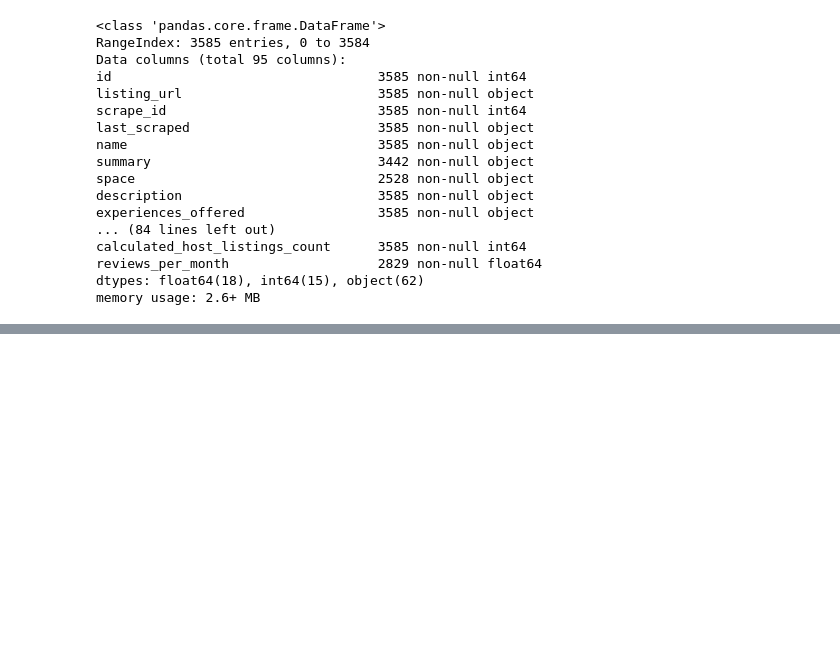
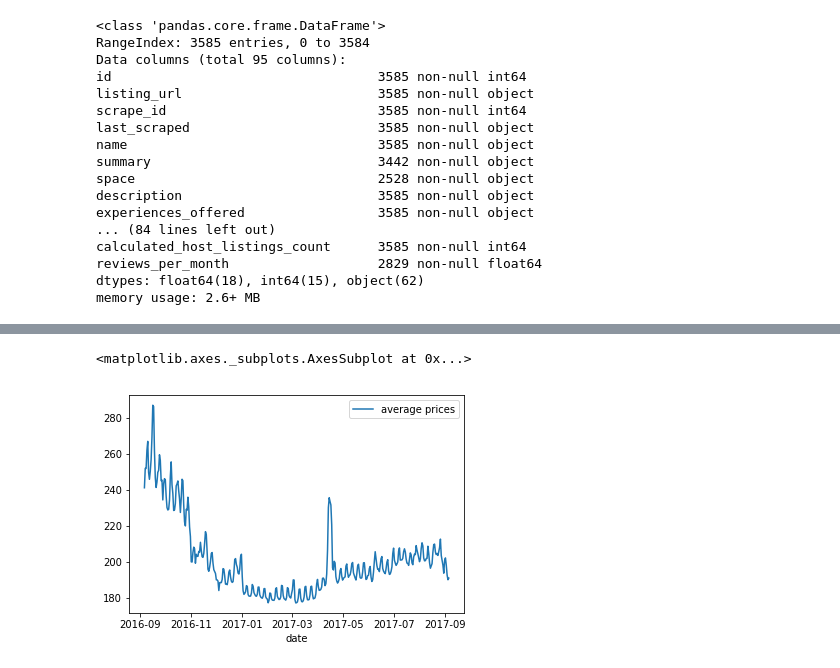
Before and after one commit to haataa/airbnb_finding, a Jupyter notebook: airbnb_findding.ipynb, the cells around one changed output, grey strips where cells are left out. Cells and saved outputs as stored; diff of their text form; code cells hidden in the pictures; blank space fills up the shorter version.

```diff
--- a/airbnb_findding.ipynb
+++ b/airbnb_findding.ipynb
@@ -94,0 +91,10 @@ See the caveats in the documentation: http://pandas.pydata.org/pandas-docs/stabl
+# %%
+# average house price for boston everyday
+average_price_bs = bs_calendar_open.groupby('date').mean()[['price']]
+# change column name
+average_price_bs = average_price_bs.rename({"price":"average prices"},axis='columns')
+# %%
+sns.lineplot(data=average_price_bs)
+# %% [output]
+<matplotlib.axes._subplots.AxesSubplot at 0x...>
+[figure, added]
```
Also changed, not shown: parts of 22 cells of this notebook.
